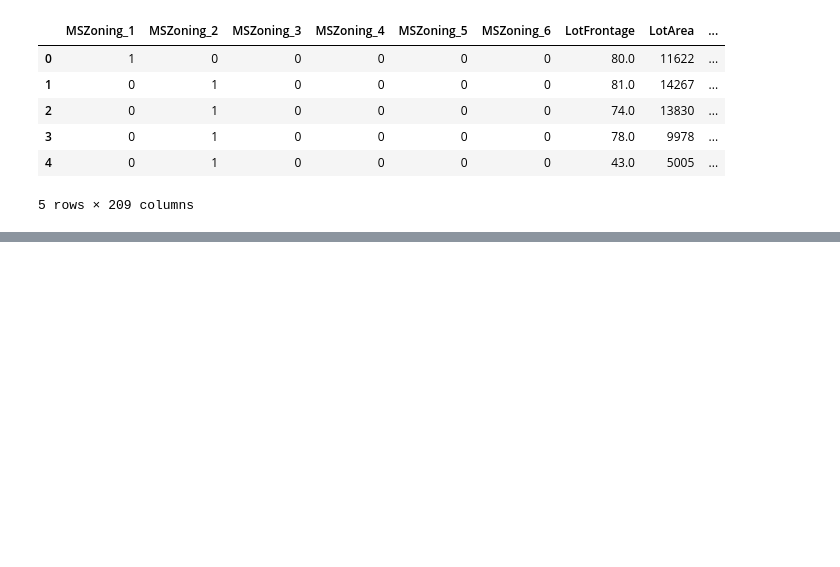
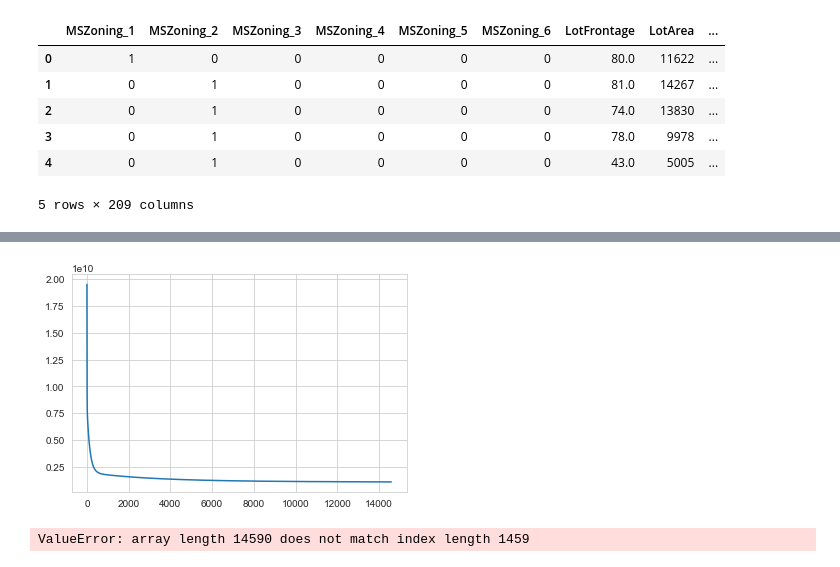
Before and after one commit to Acelogic/ML-Multiple-Linear-Regression, a Jupyter notebook: Project_1/src/main.ipynb, the cells around one changed output, grey strips where cells are left out. Drawn from its saved outputs; the diff is of its cells as text; code cells hidden in the pictures; blank space fills up the shorter version.

```diff
--- a/Project_1/src/main.ipynb
+++ b/Project_1/src/main.ipynb
@@ -416,4 +304,0 @@ def r2score(y_pred, y):
-# %%
-y_pred = predict(x_val, weights, bias)
-r2 = r2score(y_pred, y_val)
-print(r2)
@@ -421,0 +305,3 @@ print(r2)
+# %%
+X = np.vstack((np.ones((x_train.shape[0], )), x_train.T)).T
+X_test = np.vstack((np.ones((x_test.shape[0], )), x_test.T)).T
@@ -421,0 +318,19 @@ print(r2)
+# %%
+def model(X, Y, learning_rate, iteration):
+    m = Y.size
+    theta = np.zeros((X.shape[1], 1))
+    cost_list = []
+    for i in range(iteration):
+        y_pred = np.dot(X, theta)
+        cost = (1/(2*m))*np.sum(np.square(y_pred - Y))
+        d_theta = (1/m)*np.dot(X.T, y_pred - Y)
+        theta = theta - learning_rate*d_theta
+        cost_list.append(cost)
+        # to print the cost for 10 times
+    if(i%(iteration/10) == 0):
+        print("Cost is :", cost)
+    return theta, cost_list
+# %%
+iteration = 14590
+learning_rate = 0.0000000005
+theta, cost_list = model(X, y_train, learning_rate = learning_rate, iteration =iteration)
@@ -421,0 +357,12 @@ print(r2)
+# %%
+rng = np.arange(0, iteration)
+plt.plot(rng, cost_list)
+plt.show()
+# %% [output]
+[figure, added]
+# %%
+submission = pd.DataFrame({'Id': ID, 'SalePrice': cost_list})
+submission.to_csv('submission.csv', index=False)
+# Save CSV to disk
+# %% [output]
+ValueError: array length 14590 does not match index length 1459
```
Also changed, not shown: parts of 23 cells of this notebook, 1 other file.
